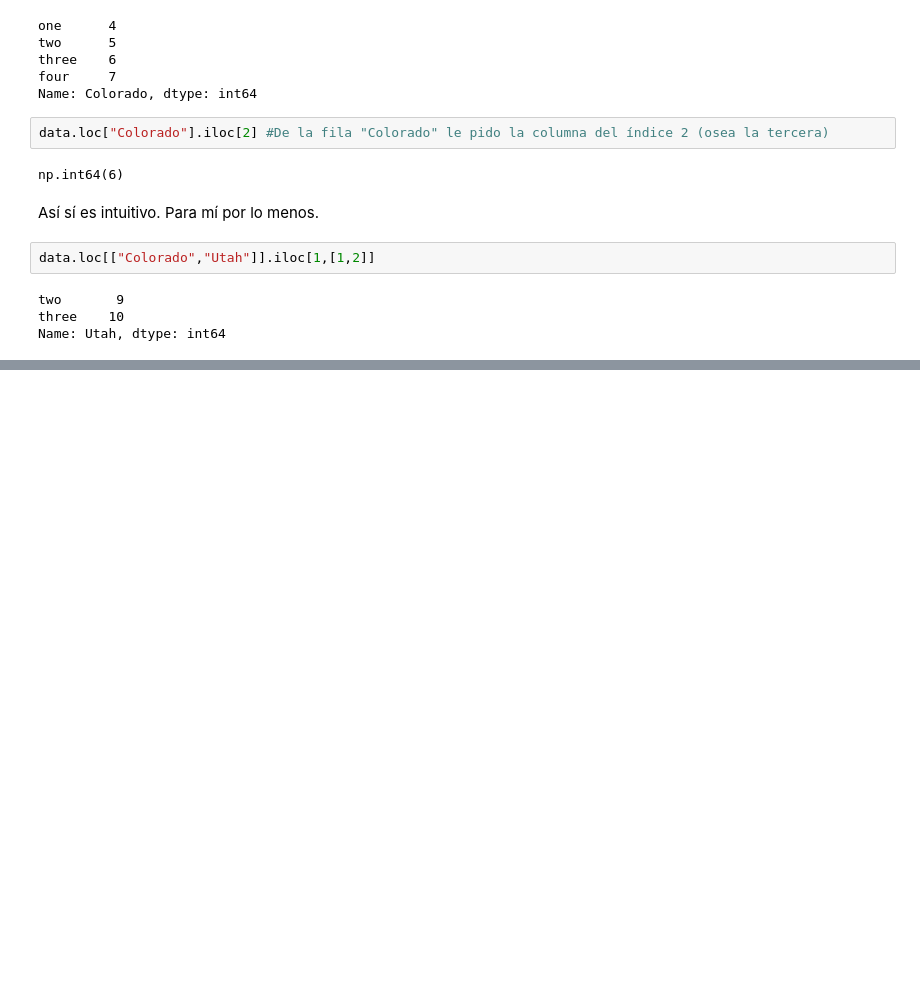
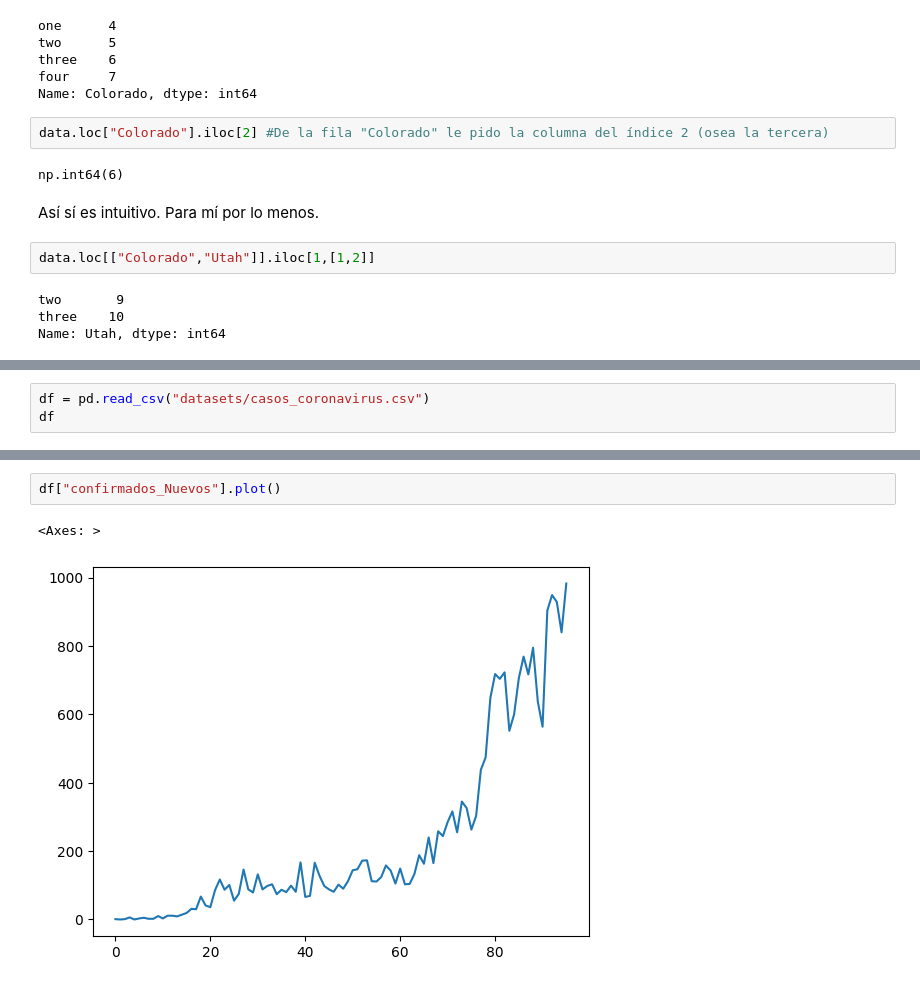
Before and after one commit to LucaChicconi/_labodatos, a Jupyter notebook: practica2.ipynb, the cells around one changed output, grey strips where cells are left out. Saved outputs shown, nothing was run; the diff lists cells and outputs as text; blank space fills up the shorter version.

Commit message:
a ver si así se ven las imagenes que subo

```diff
--- a/practica2.ipynb
+++ b/practica2.ipynb
@@ -218,0 +413,3 @@ Name: Utah, dtype: int64
+# %%
+df = pd.read_csv("datasets/casos_coronavirus.csv")
+df
@@ -218,0 +430,5 @@ Name: Utah, dtype: int64
+# %%
+df["confirmados_Nuevos"].plot()
+# %% [output]
+<Axes: >
+[figure, added]
```
Also changed, not shown: parts of 49 cells of this notebook.
